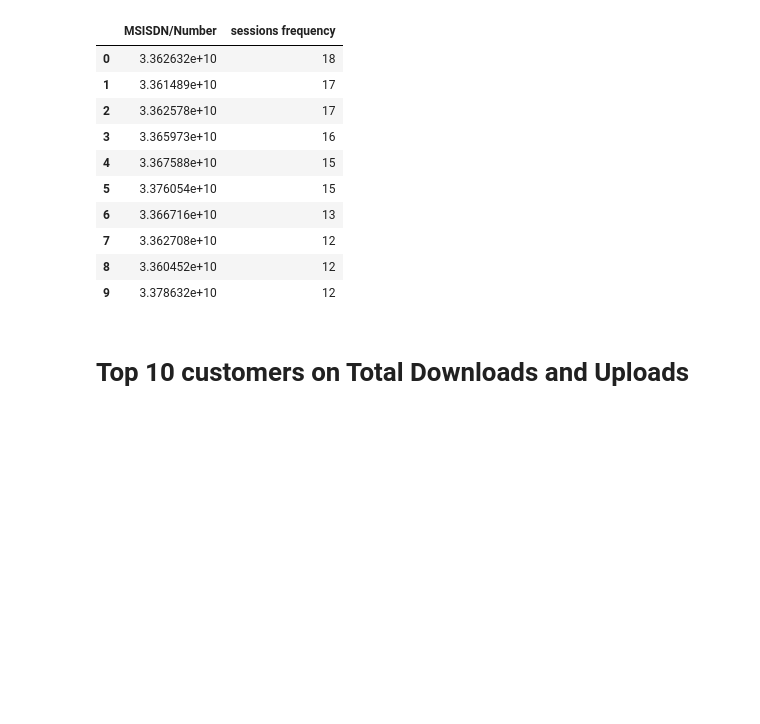
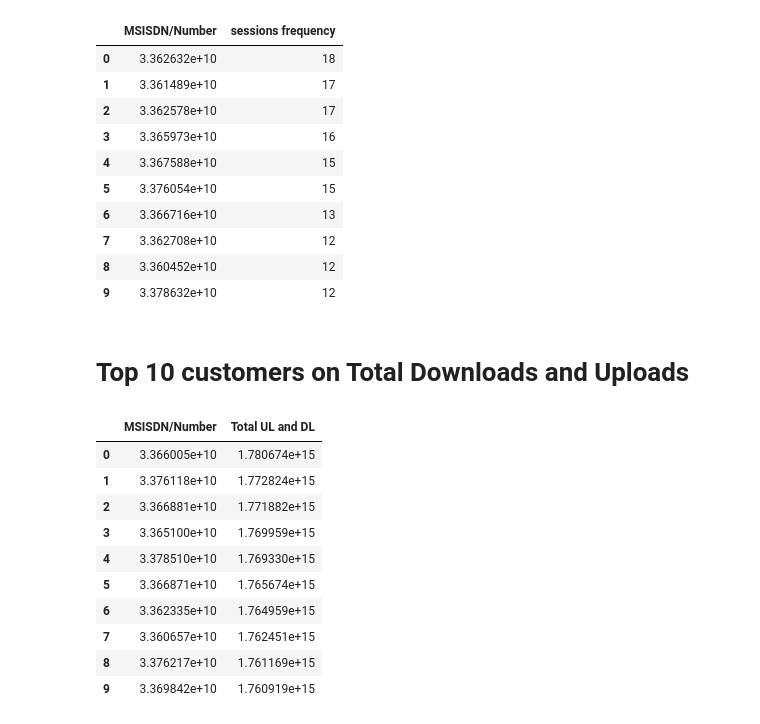
Before and after one commit to kebishaa/telecom-user-analytics, a Jupyter notebook: notebooks/user_engagementAnalysis.ipynb, the cells around one changed output. Cells and saved outputs as stored; diff of their text form; code cells hidden in the pictures; blank space fills up the shorter version.

```diff
--- a/notebooks/user_engagementAnalysis.ipynb
+++ b/notebooks/user_engagementAnalysis.ipynb
@@ -95,3 +95,17 @@ TopSessionfrq
 #Top 10 customers on Total Downloads and Uploads
 df_new.sort_values(by='Total UL and DL', ascending=False, inplace=True, ignore_index=True)
 TopDLUL = df_new[['MSISDN/Number', 'Total UL and DL']].head(10)
+# %%
+TopDLUL
+# %% [output]
+|  | MSISDN/Number | Total UL and DL |
+| 0 | 3.366005e+10 | 1.780674e+15 |
+| 1 | 3.376118e+10 | 1.772824e+15 |
+| 2 | 3.366881e+10 | 1.771882e+15 |
+| 3 | 3.365100e+10 | 1.769959e+15 |
+| 4 | 3.378510e+10 | 1.769330e+15 |
+| 5 | 3.366871e+10 | 1.765674e+15 |
+| 6 | 3.362335e+10 | 1.764959e+15 |
+| 7 | 3.360657e+10 | 1.762451e+15 |
+| 8 | 3.376217e+10 | 1.761169e+15 |
+| 9 | 3.369842e+10 | 1.760919e+15 |
```
Also changed, not shown: parts of 4 cells of this notebook.
